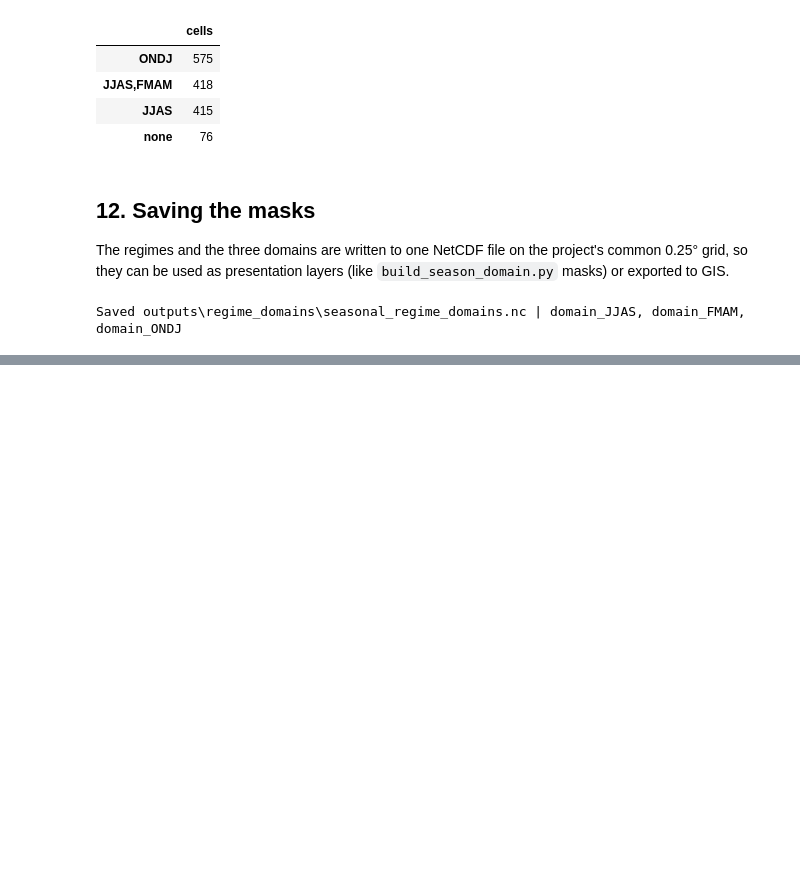
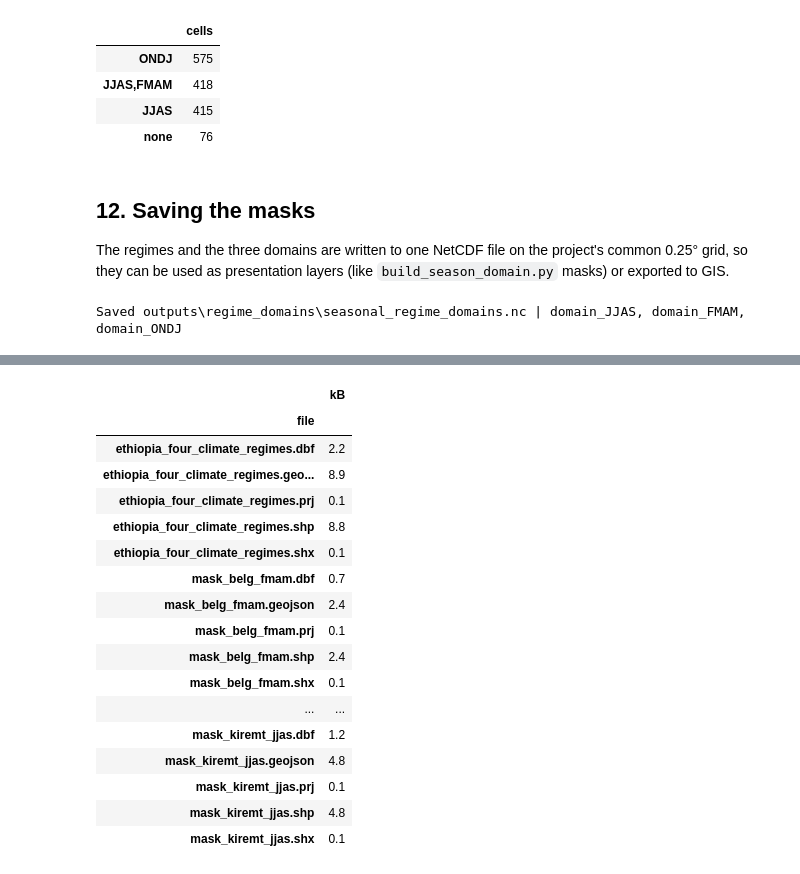
Before and after one commit to YonSci/calibrated_seasonal_rainfall, a Jupyter notebook: notebooks/Rainfall_domains_JJAS_FMAM_ONDJ.ipynb, the cells around one changed output, grey strips where cells are left out. Saved outputs shown, nothing was run; the diff lists cells and outputs as text; code cells hidden in the pictures; blank space fills up the shorter version.

```diff
--- a/notebooks/Rainfall_domains_JJAS_FMAM_ONDJ.ipynb
+++ b/notebooks/Rainfall_domains_JJAS_FMAM_ONDJ.ipynb
@@ -540,0 +560,88 @@ Saved outputs\regime_domains\seasonal_regime_domains.nc | domain_JJAS, domain_FM
+# %%
+import shapefile, zipfile
+from shapely.geometry import box, mapping, shape as to_shape
+from shapely.geometry.polygon import orient
+from shapely.ops import unary_union
+
+HALF = 0.125   # half a 0.25° cell
+WGS84 = ('GEOGCS["GCS_WGS_1984",DATUM["D_WGS_1984",SPHEROID["WGS_1984",6378137.0,298.257223563]],'
+         'PRIMEM["Greenwich",0.0],UNIT["Degree",0.0174532925199433]]')
+
+def cells_to_polygon(mask):
+    # Dissolve the selected grid cells into (multi)polygons with exact cell edges.
+    squares = [box(lon[j] - HALF, lat[i] - HALF, lon[j] + HALF, lat[i] + HALF) for i, j in zip(*np.nonzero(mask))]
+    geom = unary_union(squares)
+    parts = list(geom.geoms) if geom.geom_type == 'MultiPolygon' else [geom]
+    return [orient(g, sign=-1.0) for g in parts]          # ESRI: clockwise outer rings, counter-clockwise holes
+
+DESC = {0: 'Non-seasonal arid climate (annual < 200 mm); seasonal metrics masked',
+        1: 'Single long wet season Mar-Oct peaking Jul-Aug; Atlantic/Congo westerlies',
+        2: 'Belg (FMAM) and Kiremt (JJAS) separated by a June dry break',
+        3: 'Gu (MAM) and Deyr/Hagaya (OND) separated by a dry summer; Indian Ocean'}
+
+def write_layer(name, features):
+    # features: list of (attributes dict, mask). Writes .shp/.shx/.dbf/.prj and .geojson.
+    shp_dir.mkdir(parents=True, exist_ok=True)
+    w = shapefile.Writer(str(shp_dir / name), shapeType=shapefile.POLYGON)
+    for field, kind, size, dec in [('regime_id', 'N', 10, 0), ('regime_nam', 'C', 100, 0), ('season_typ', 'C', 100, 0),
+                                   ('pixel_cnt', 'N', 10, 0), ('area_pct', 'N', 12, 3), ('desc', 'C', 254, 0)]:
+        w.field(field, kind, size=size, decimal=dec)
+    geo = {'type': 'FeatureCollection', 'name': name, 'features': []}
+    for attrs, mask in features:
+        parts = cells_to_polygon(mask)
+        rings = []
+        for poly in parts:
+            rings.append([list(c) for c in poly.exterior.coords])
+            rings.extend([list(c) for c in hole.coords] for hole in poly.interiors)
+        w.poly(rings)
+        pct, n = area_share(mask)
+        row = dict(attrs, pixel_cnt=n, area_pct=round(pct, 3))
+        w.record(row['regime_id'], row['regime_nam'], row['season_typ'], n, row['area_pct'], row['desc'])
+        geo['features'].append({'type': 'Feature', 'properties': row,
+                                'geometry': mapping(unary_union(parts))})
+    w.close()
+    (shp_dir / f'{name}.prj').write_text(WGS84)
+    (shp_dir / f'{name}.geojson').write_text(json.dumps(geo))
+    return name
+
+shp_dir = Path('outputs/regime_domains/shapefiles')
+layers = []
+layers.append(write_layer('ethiopia_four_climate_regimes',
+    [(dict(regime_id=g, regime_nam=REGIME_NAMES[g], season_typ='annual regime', desc=DESC[g]), regime == g) for g in range(4)]))
+DOMAIN_LAYERS = {'JJAS': ('mask_kiremt_jjas', 'JJAS'), 'FMAM': ('mask_belg_fmam', 'FMAM'), 'ONDJ': ('mask_deyr_ondj', 'ONDJ')}
+for S, (layer, season_type) in DOMAIN_LAYERS.items():
+    rule = SEASONS[S]
+    layers.append(write_layer(layer, [
+        (dict(regime_id=g, regime_nam=f'{rule["name"]} domain: {REGIME_NAMES[g]}', season_typ=season_type,
+              desc=f'{S} domain cells in R{g}; rule ' + summary.loc[S, 'rule']), domains[S] & (regime == g))
+        for g in rule['regimes']]))
+
+archive = shp_dir.parent / 'ethiopia_rainfall_regimes_and_domains_shp.zip'
+with zipfile.ZipFile(archive, 'w', zipfile.ZIP_DEFLATED) as z:
+    for f in sorted(shp_dir.iterdir()):
+        z.write(f, f.name)
+files = pd.DataFrame([dict(file=f.name, kB=round(f.stat().st_size / 1e3, 1)) for f in sorted(shp_dir.iterdir())])
+display(files.set_index('file'))
+import shutil
+tracked = Path('data/masks') / archive.name           # tracked in git, so the shapefiles are also on GitHub
+shutil.copy2(archive, tracked)
+print('Zip archive:', archive, f'({archive.stat().st_size / 1e3:.1f} kB); copy for the repository:', tracked)
+# %% [output]
+|  | kB |
+| file |  |
+| ethiopia_four_climate_regimes.dbf | 2.2 |
+| ethiopia_four_climate_regimes.geo... | 8.9 |
+| ethiopia_four_climate_regimes.prj | 0.1 |
+| ethiopia_four_climate_regimes.shp | 8.8 |
+| ethiopia_four_climate_regimes.shx | 0.1 |
+| mask_belg_fmam.dbf | 0.7 |
+| mask_belg_fmam.geojson | 2.4 |
+| mask_belg_fmam.prj | 0.1 |
+| mask_belg_fmam.shp | 2.4 |
+| mask_belg_fmam.shx | 0.1 |
+| ... | ... |
+| mask_kiremt_jjas.dbf | 1.2 |
+| mask_kiremt_jjas.geojson | 4.8 |
+| mask_kiremt_jjas.prj | 0.1 |
+| mask_kiremt_jjas.shp | 4.8 |
+| mask_kiremt_jjas.shx | 0.1 |
```
Also changed, not shown: parts of 10 cells of this notebook, 5 other files.
